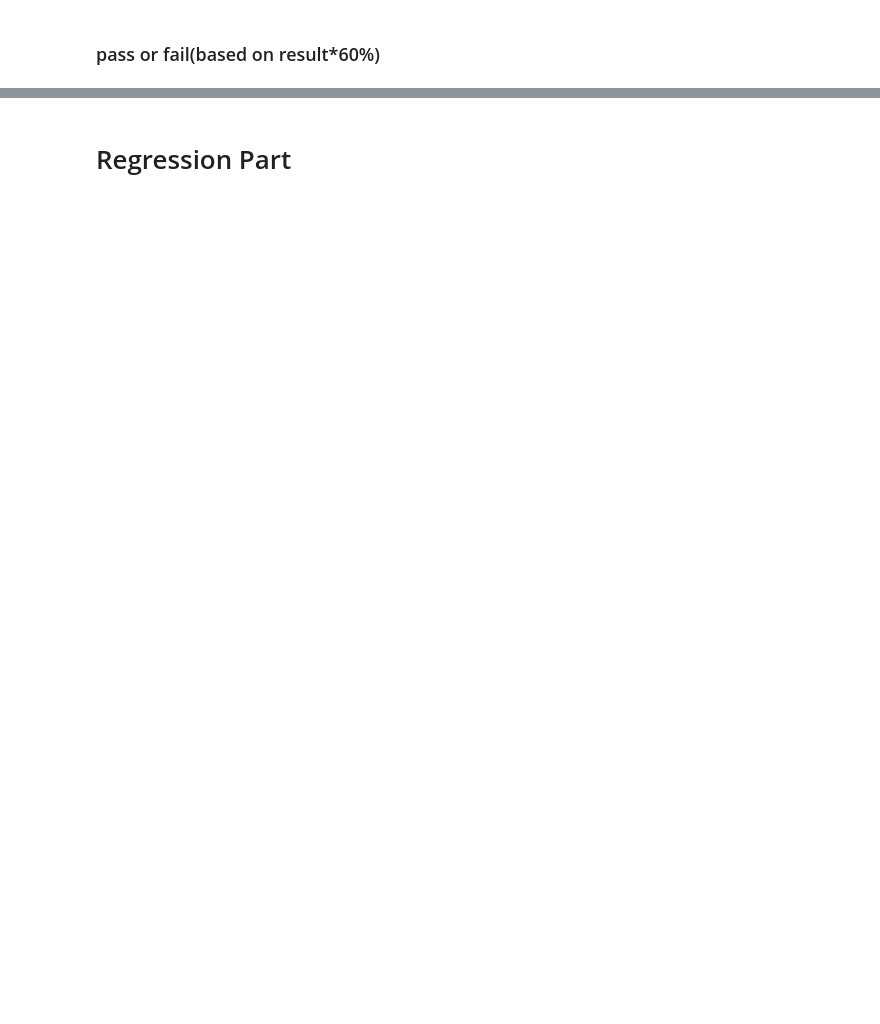
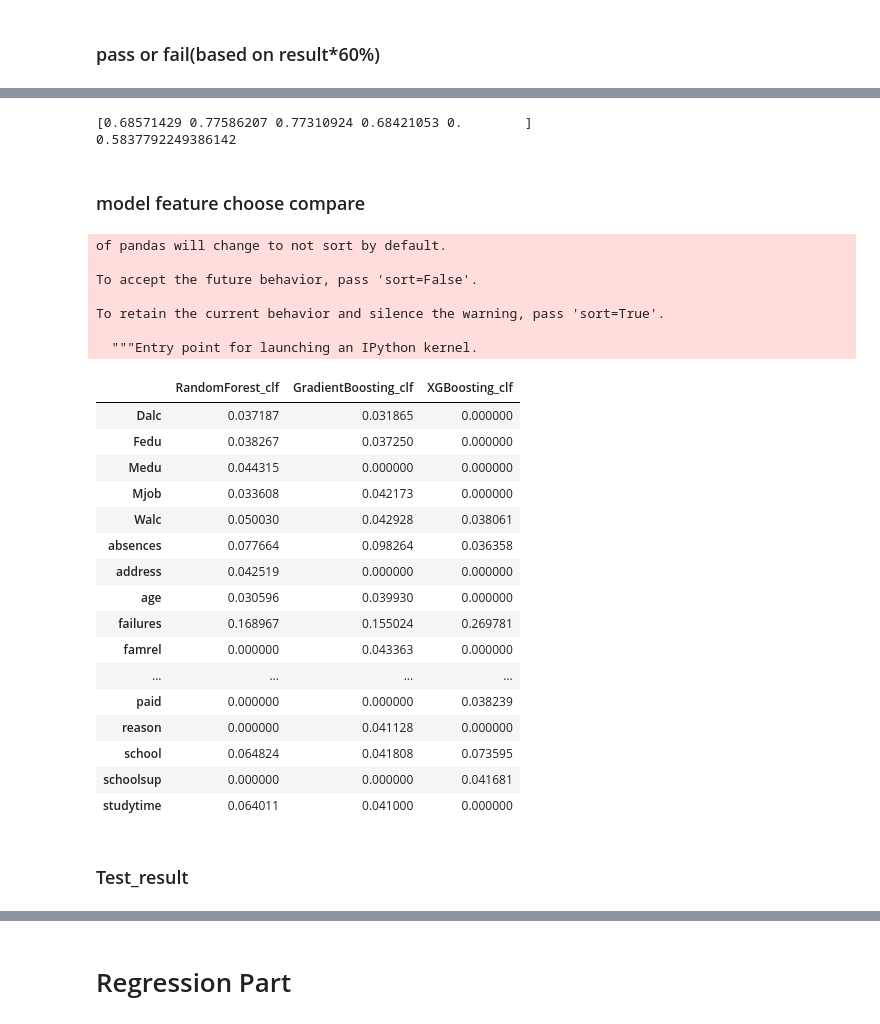
Before and after one commit to cheng1999/Student-Performance-Predict, a Jupyter notebook: data science final project Por_part.ipynb, the cells around one changed output, grey strips where cells are left out. Saved outputs shown, nothing was run; the diff lists cells and outputs as text; code cells hidden in the pictures; blank space fills up the shorter version.

```diff
--- a/data science final project Por_part.ipynb
+++ b/data science final project Por_part.ipynb
@@ -407,0 +225,4 @@ weighted avg       0.72      0.72      0.72       130
+# %%
+gradient_importances = gradient_clf.feature_importances_
+feature_name = list(x.columns)
+feature_choose_gradient = feature_importance_choosing(gradient_importances, feature_name, 0.03)
@@ -407,0 +262,9 @@ weighted avg       0.72      0.72      0.72       130
+# %%
+x = data_train_2.drop(columns = ["G1", "G2", "G3", "pass_fail"])
+y = data_train_2["pass_fail"]
+train_x, test_x, train_y, test_y = train_test_split(x, y, train_size = 0.8, random_state = 1039)
+xgb_clf = XGBClassifier(learning_rate = 0.01, alpha = 0.1, max_depth = 8)
+xgb_clf.fit(train_x, train_y)
+pred_y = xgb_clf.predict(test_x)
+print(classification_report(pred_y, test_y))
+print(confusion_matrix(test_y, pred_y))
@@ -407,0 +290,4 @@ weighted avg       0.72      0.72      0.72       130
+# %%
+xgb_importances = xgb_clf.feature_importances_
+feature_name = list(x.columns)
+feature_choose_xgb = feature_importance_choosing(xgb_importances, feature_name, 0.03)
@@ -407,0 +315,44 @@ weighted avg       0.72      0.72      0.72       130
+# %%
+xgb_cv = cross_validate(xgb_clf, x, y, cv=5, scoring = 'f1')
+print(xgb_cv['test_score'])
+print(np.mean(xgb_cv['test_score']))
+# %% [output]
+[0.68571429 0.77586207 0.77310924 0.68421053 0.        ]
+0.5837792249386142
+# %% [markdown]
+### model feature choose compare
+# %%
+forest_feature = pd.DataFrame(feature_choose.values(), index = feature_choose.keys(), columns = ['RandomForest_clf'])
+gradient_feature = pd.DataFrame(feature_choose_gradient.values(), index = feature_choose_gradient.keys(), columns = ['GradientBoosting_clf'])
+XGB_feature = pd.DataFrame(feature_choose_xgb.values(), index = feature_choose_xgb.keys(), columns = ['XGBoosting_clf'])
+# %%
+feature_choose_compare = pd.concat([forest_feature,gradient_feature,XGB_feature],axis = 1)
+feature_choose_compare = feature_choose_compare.fillna(0)
+feature_choose_compare
+# %% [output]
+of pandas will change to not sort by default.
+
+To accept the future behavior, pass 'sort=False'.
+
+To retain the current behavior and silence the warning, pass 'sort=True'.
+
+  """Entry point for launching an IPython kernel.
+|  | RandomForest_clf | GradientBoosting_clf | XGBoosting_clf |
+| Dalc | 0.037187 | 0.031865 | 0.000000 |
+| Fedu | 0.038267 | 0.037250 | 0.000000 |
+| Medu | 0.044315 | 0.000000 | 0.000000 |
+| Mjob | 0.033608 | 0.042173 | 0.000000 |
+| Walc | 0.050030 | 0.042928 | 0.038061 |
+| absences | 0.077664 | 0.098264 | 0.036358 |
+| address | 0.042519 | 0.000000 | 0.000000 |
+| age | 0.030596 | 0.039930 | 0.000000 |
+| failures | 0.168967 | 0.155024 | 0.269781 |
+| famrel | 0.000000 | 0.043363 | 0.000000 |
+| ... | ... | ... | ... |
+| paid | 0.000000 | 0.000000 | 0.038239 |
+| reason | 0.000000 | 0.041128 | 0.000000 |
+| school | 0.064824 | 0.041808 | 0.073595 |
+| schoolsup | 0.000000 | 0.000000 | 0.041681 |
+| studytime | 0.064011 | 0.041000 | 0.000000 |
+# %% [markdown]
+### Test_result
```
Also changed, not shown: parts of 148 cells of this notebook.
